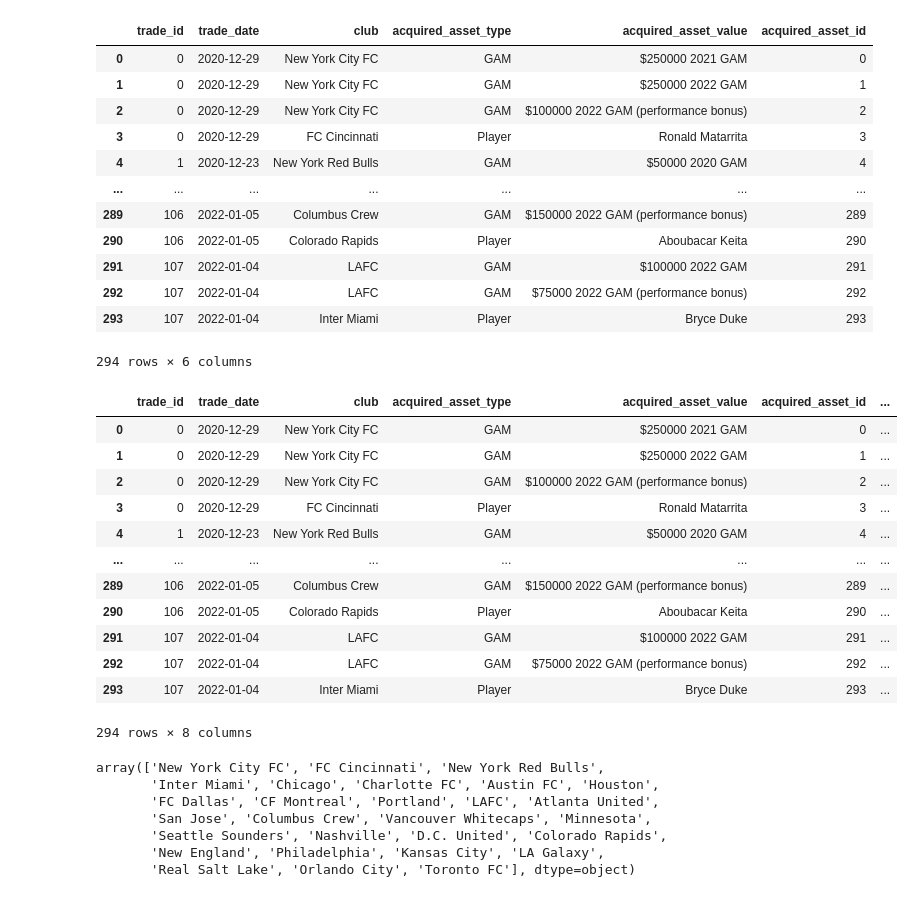
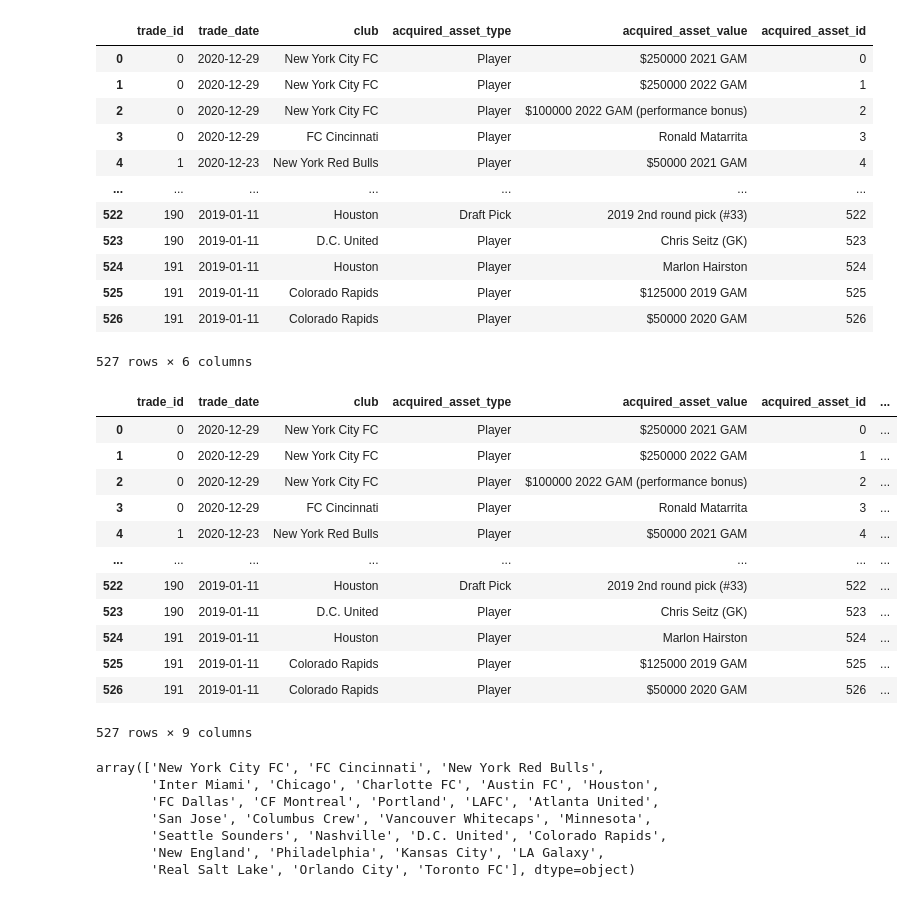
Before and after one commit to akeaswaran/goalsadded-data, a Jupyter notebook: spotrac-scrape.ipynb, the cells around one changed output. Drawn from its saved outputs; the diff is of its cells as text; code cells hidden in the pictures.

```diff
--- a/spotrac-scrape.ipynb
+++ b/spotrac-scrape.ipynb
@@ -19,4 +12,9 @@ b'<!doctype html >\n<!--[if lt IE 7]> <html class="no-js ie6 oldie" lang="en"> <
 # %%
+import requests
+from bs4 import BeautifulSoup
+
+seasons = range(2018, 2020)
+
 composite_list = {}
 
 for year in seasons:
@@ -99,3 +95,9 @@ corrected_file
      'assets_acquired': ['$100000 2022 GAM',
       '$75000 2022 GAM (performance bonus)']},
     {'club': 'Inter Miami', 'assets_acquired': ['Bryce Duke']}]}]}
+# %%
+with open('./mls_trades_2018.json', 'r') as openfile:
+    # Reading from json file
+    corrected_file_2018 = json.load(openfile)
+
+corrected_file_2018
@@ -103,6 +123,9 @@ corrected_file
 records = []
 for arr in corrected_file.values():
     records += arr
+
+for arr in corrected_file_2018.values():
+    records += arr
 records
 # %% [output]
 [{'year': 2020,
@@ -173,7 +196,9 @@ for i, row in transaction_expl_flat.iterrows():
         base_asset_record = {'asset_type': None, 'value' : None}
         if ('GAM' in asset):
             base_asset_record['asset_type'] = 'GAM'
-        elif (' pick' in asset):
+        if ('TAM' in asset):
+            base_asset_record['asset_type'] = 'TAM'
+        elif (' pick' in asset or 'Draft' in asset):
             base_asset_record['asset_type'] = 'Draft Pick'
         elif ('International' in asset):
             base_asset_record['asset_type'] = 'International Slot'
@@ -229,42 +254,49 @@ asset_expl_flat['acquired_asset_id'] = range(0, len(asset_expl_flat))
 asset_expl_flat
 # %% [output]
 |  | trade_id | trade_date | club | acquired_asset_type | acquired_asset_value | acquired_asset_id |
-| 0 | 0 | 2020-12-29 | New York City FC | GAM | $250000 2021 GAM | 0 |
-| 1 | 0 | 2020-12-29 | New York City FC | GAM | $250000 2022 GAM | 1 |
-| 2 | 0 | 2020-12-29 | New York City FC | GAM | $100000 2022 GAM (performance bonus) | 2 |
+| 0 | 0 | 2020-12-29 | New York City FC | Player | $250000 2021 GAM | 0 |
+| 1 | 0 | 2020-12-29 | New York City FC | Player | $250000 2022 GAM | 1 |
+| 2 | 0 | 2020-12-29 | New York City FC | Player | $100000 2022 GAM (performance bonus) | 2 |
 | 3 | 0 | 2020-12-29 | FC Cincinnati | Player | Ronald Matarrita | 3 |
-| 4 | 1 | 2020-12-23 | New York Red Bulls | GAM | $50000 2020 GAM | 4 |
+| 4 | 1 | 2020-12-23 | New York Red Bulls | Player | $50000 2021 GAM | 4 |
 | ... | ... | ... | ... | ... | ... | ... |
-| 289 | 106 | 2022-01-05 | Columbus Crew | GAM | $150000 2022 GAM (performance bonus) | 289 |
-| 290 | 106 | 2022-01-05 | Colorado Rapids | Player | Aboubacar Keita | 290 |
-| 291 | 107 | 2022-01-04 | LAFC | GAM | $100000 2022 GAM | 291 |
-| 292 | 107 | 2022-01-04 | LAFC | GAM | $75000 2022 GAM (performance bonus) | 292 |
-| 293 | 107 | 2022-01-04 | Inter Miami | Player | Bryce Duke | 293 |
+| 522 | 190 | 2019-01-11 | Houston | Draft Pick | 2019 2nd round pick (#33) | 522 |
+| 523 | 190 | 2019-01-11 | D.C. United | Player | Chris Seitz (GK) | 523 |
+| 524 | 191 | 2019-01-11 | Houston | Player | Marlon Hairston | 524 |
+| 525 | 191 | 2019-01-11 | Colorado Rapids | Player | $125000 2019 GAM | 525 |
+| 526 | 191 | 2019-01-11 | Colorado Rapids | Player | $50000 2020 GAM | 526 |
-294 rows × 6 columns
+527 rows × 6 columns
 # %%
 import numpy as np
 
 asset_expl_flat['gam_value'] = asset_expl_flat.acquired_asset_value.str.extract('(\d+) \d{4} GAM')
 asset_expl_flat['gam_value'] = np.where(asset_expl_flat.gam_value.isna(), 0, asset_expl_flat.gam_value)
+
+asset_expl_flat['tam_value'] = asset_expl_flat.acquired_asset_value.str.extract('(\d+) \d{4} TAM')
+asset_expl_flat['tam_value'] = np.where(asset_expl_flat.tam_value.isna(), 0, asset_expl_flat.tam_value)
+
 asset_expl_flat['asset_year'] = asset_expl_flat.acquired_asset_value.str.extract('\d+ (\d{4}) GAM')
 asset_expl_flat['asset_year'] = np.where(asset_expl_flat.asset_year.isna(), asset_expl_flat.trade_date.dt.year, asset_expl_flat.asset_year)
+
 asset_expl_flat.asset_year = asset_expl_flat.asset_year.astype(int)
 asset_expl_flat.gam_value = asset_expl_flat.gam_value.astype(int)
+asset_expl_flat.tam_value = asset_expl_flat.tam_value.astype(int)
+
 asset_expl_flat
 # %% [output]
 |  | trade_id | trade_date | club | acquired_asset_type | acquired_asset_value | acquired_asset_id | ... |
-| 0 | 0 | 2020-12-29 | New York City FC | GAM | $250000 2021 GAM | 0 | ... |
-| 1 | 0 | 2020-12-29 | New York City FC | GAM | $250000 2022 GAM | 1 | ... |
-| 2 | 0 | 2020-12-29 | New York City FC | GAM | $100000 2022 GAM (performance bonus) | 2 | ... |
+| 0 | 0 | 2020-12-29 | New York City FC | Player | $250000 2021 GAM | 0 | ... |
+| 1 | 0 | 2020-12-29 | New York City FC | Player | $250000 2022 GAM | 1 | ... |
+| 2 | 0 | 2020-12-29 | New York City FC | Player | $100000 2022 GAM (performance bonus) | 2 | ... |
 | 3 | 0 | 2020-12-29 | FC Cincinnati | Player | Ronald Matarrita | 3 | ... |
-| 4 | 1 | 2020-12-23 | New York Red Bulls | GAM | $50000 2020 GAM | 4 | ... |
+| 4 | 1 | 2020-12-23 | New York Red Bulls | Player | $50000 2021 GAM | 4 | ... |
 | ... | ... | ... | ... | ... | ... | ... | ... |
-| 289 | 106 | 2022-01-05 | Columbus Crew | GAM | $150000 2022 GAM (performance bonus) | 289 | ... |
-| 290 | 106 | 2022-01-05 | Colorado Rapids | Player | Aboubacar Keita | 290 | ... |
-| 291 | 107 | 2022-01-04 | LAFC | GAM | $100000 2022 GAM | 291 | ... |
-| 292 | 107 | 2022-01-04 | LAFC | GAM | $75000 2022 GAM (performance bonus) | 292 | ... |
-| 293 | 107 | 2022-01-04 | Inter Miami | Player | Bryce Duke | 293 | ... |
+| 522 | 190 | 2019-01-11 | Houston | Draft Pick | 2019 2nd round pick (#33) | 522 | ... |
+| 523 | 190 | 2019-01-11 | D.C. United | Player | Chris Seitz (GK) | 523 | ... |
+| 524 | 191 | 2019-01-11 | Houston | Player | Marlon Hairston | 524 | ... |
+| 525 | 191 | 2019-01-11 | Colorado Rapids | Player | $125000 2019 GAM | 525 | ... |
+| 526 | 191 | 2019-01-11 | Colorado Rapids | Player | $50000 2020 GAM | 526 | ... |
-294 rows × 8 columns
+527 rows × 9 columns
 # %%
 # save state
 asset_expl_flat.to_csv('./mls_trade_db.csv', index=False)
```
Also changed, not shown: parts of 17 cells of this notebook, 7 other files.
